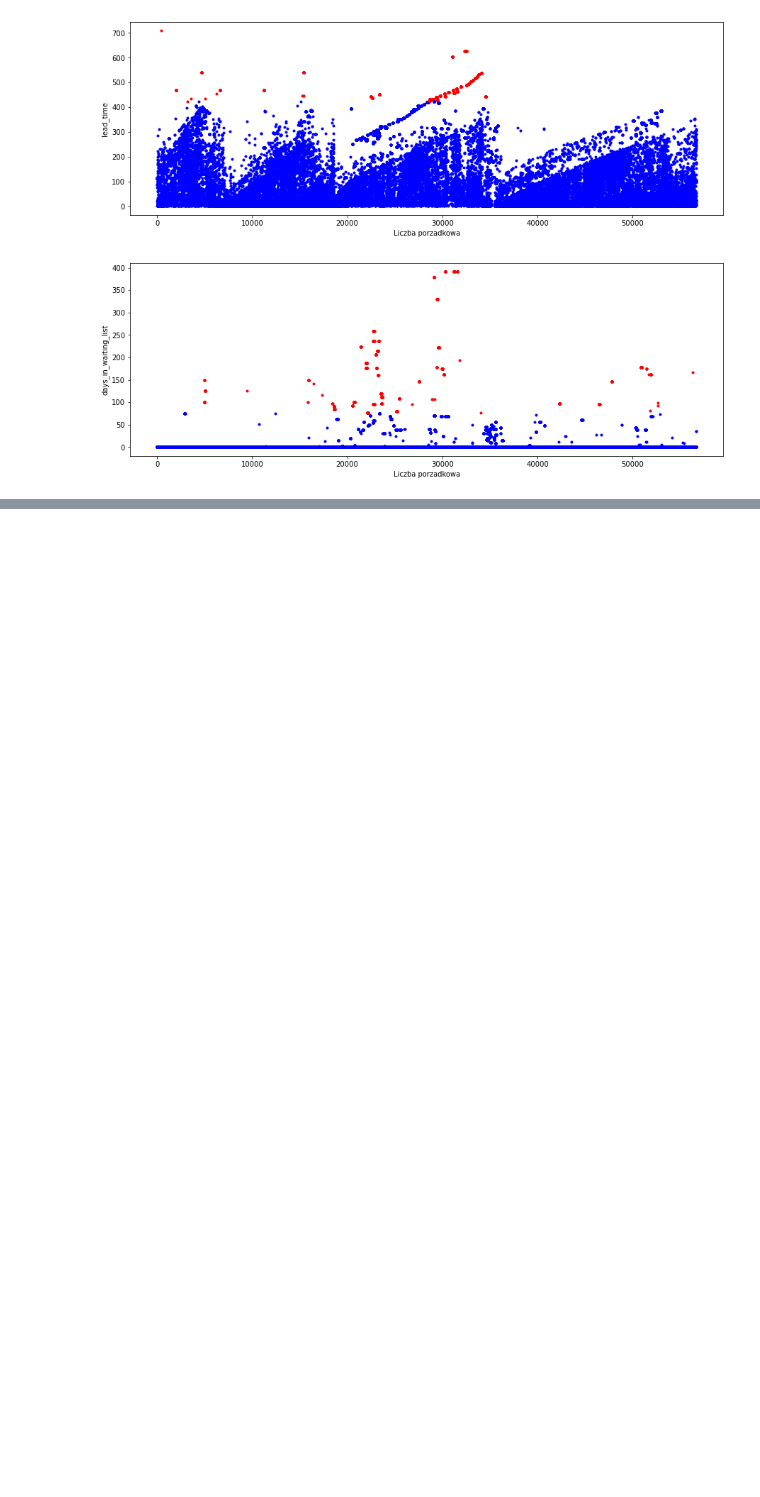
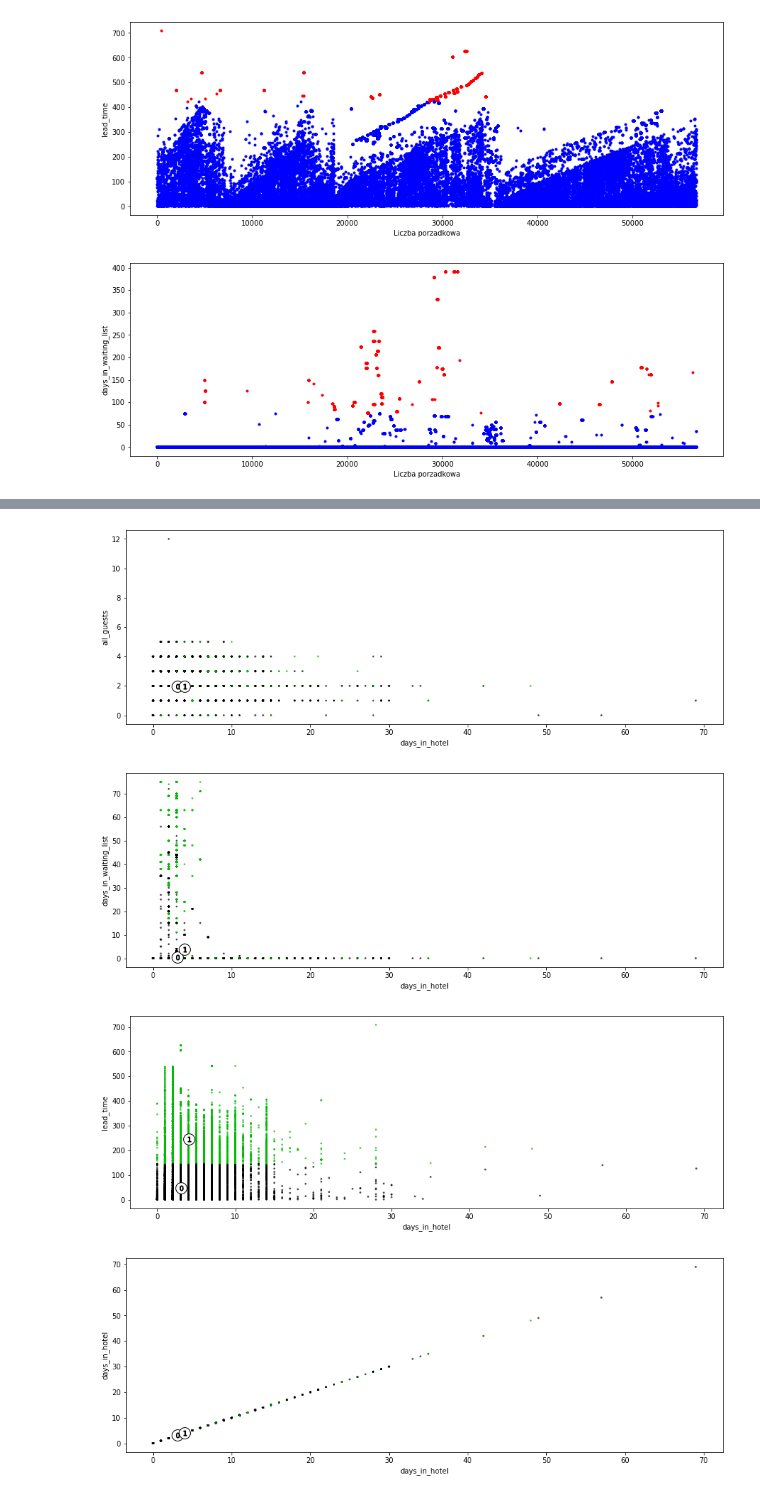
Before and after one commit to Makaa88/Eksploracja, a Jupyter notebook: Projekt.ipynb, the cells around one changed output, grey strips where cells are left out. Drawn from its saved outputs; the diff is of its cells as text; code cells hidden in the pictures; blank space fills up the shorter version.

```diff
--- a/Projekt.ipynb
+++ b/Projekt.ipynb
@@ -197,0 +415,9 @@ show_isolated_cases('days_in_waiting_list')
+# %%
+#Days in hotel vs others
+for i in without_outliners_df:
+    show_clusters('days_in_hotel', i, without_outliners_df, kmeans_result)
+# %% [output]
+[figure, added]
+[figure, added]
+[figure, added]
+[figure, added]
```
Also changed, not shown: parts of 16 cells of this notebook.
